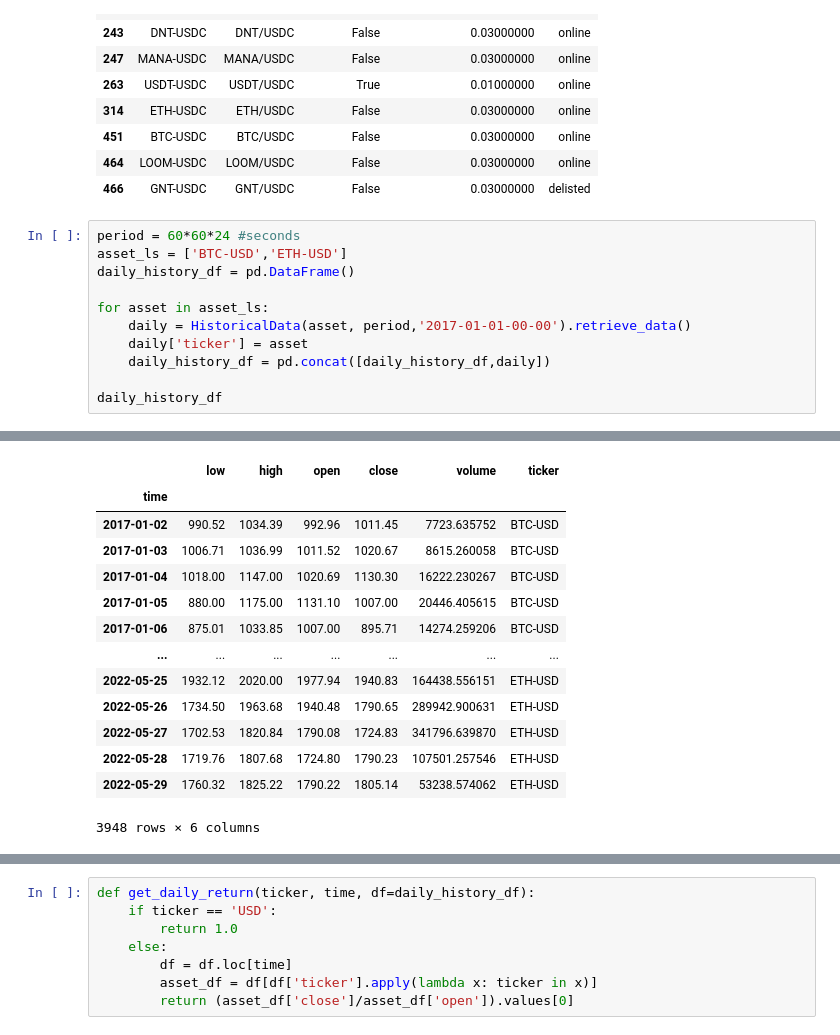
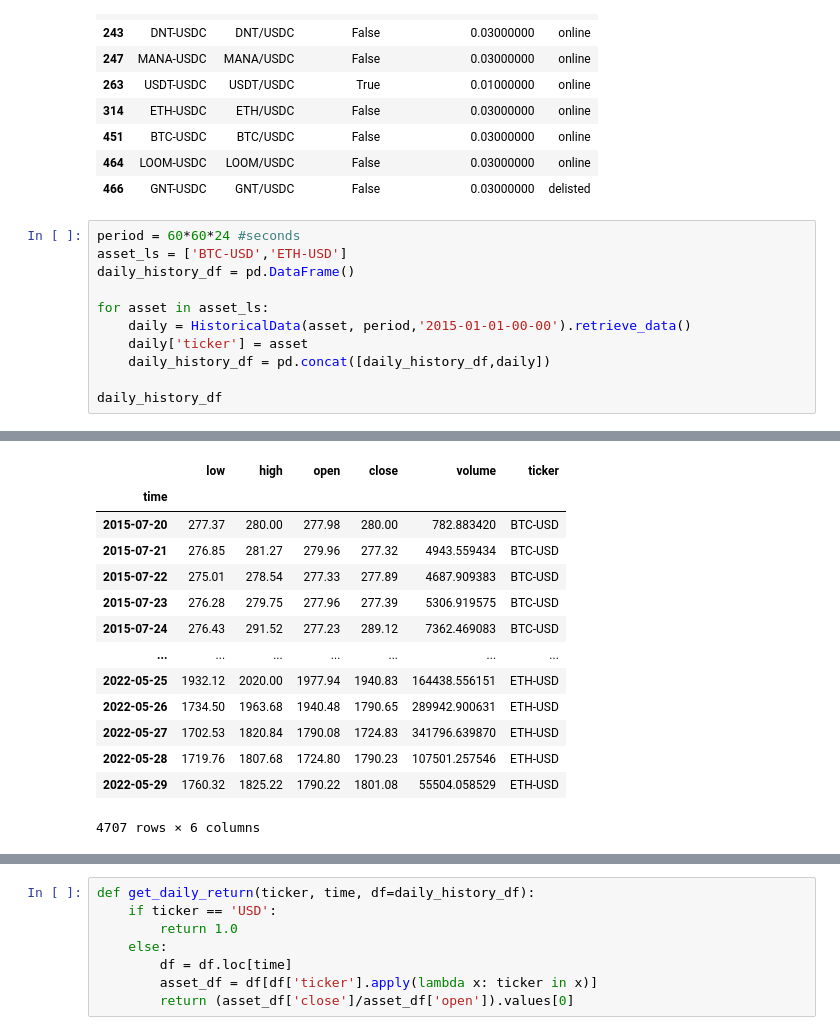
Before and after one commit to Zhimin90/crypto_portfolio_manager, a Jupyter notebook: dataset.ipynb, the cells around one changed output, grey strips where cells are left out. Drawn from its saved outputs; the diff is of its cells as text.

```diff
--- a/dataset.ipynb
+++ b/dataset.ipynb
@@ -35,7 +35,7 @@ asset_ls = ['BTC-USD','ETH-USD']
 daily_history_df = pd.DataFrame()
 
 for asset in asset_ls:
-    daily = HistoricalData(asset, period,'2017-01-01-00-00').retrieve_data()
+    daily = HistoricalData(asset, period,'2015-01-01-00-00').retrieve_data()
     daily['ticker'] = asset
     daily_history_df = pd.concat([daily_history_df,daily])
 
@@ -61,17 +61,17 @@ Data for chunk 7 of 7 extracted
 |  | low | high | open | close | volume | ticker |
 | time |  |  |  |  |  |  |
-| 2017-01-02 | 990.52 | 1034.39 | 992.96 | 1011.45 | 7723.635752 | BTC-USD |
-| 2017-01-03 | 1006.71 | 1036.99 | 1011.52 | 1020.67 | 8615.260058 | BTC-USD |
-| 2017-01-04 | 1018.00 | 1147.00 | 1020.69 | 1130.30 | 16222.230267 | BTC-USD |
-| 2017-01-05 | 880.00 | 1175.00 | 1131.10 | 1007.00 | 20446.405615 | BTC-USD |
-| 2017-01-06 | 875.01 | 1033.85 | 1007.00 | 895.71 | 14274.259206 | BTC-USD |
+| 2015-07-20 | 277.37 | 280.00 | 277.98 | 280.00 | 782.883420 | BTC-USD |
+| 2015-07-21 | 276.85 | 281.27 | 279.96 | 277.32 | 4943.559434 | BTC-USD |
+| 2015-07-22 | 275.01 | 278.54 | 277.33 | 277.89 | 4687.909383 | BTC-USD |
+| 2015-07-23 | 276.28 | 279.75 | 277.96 | 277.39 | 5306.919575 | BTC-USD |
+| 2015-07-24 | 276.43 | 291.52 | 277.23 | 289.12 | 7362.469083 | BTC-USD |
 | ... | ... | ... | ... | ... | ... | ... |
 | 2022-05-25 | 1932.12 | 2020.00 | 1977.94 | 1940.83 | 164438.556151 | ETH-USD |
 | 2022-05-26 | 1734.50 | 1963.68 | 1940.48 | 1790.65 | 289942.900631 | ETH-USD |
 | 2022-05-27 | 1702.53 | 1820.84 | 1790.08 | 1724.83 | 341796.639870 | ETH-USD |
 | 2022-05-28 | 1719.76 | 1807.68 | 1724.80 | 1790.23 | 107501.257546 | ETH-USD |
-| 2022-05-29 | 1760.32 | 1825.22 | 1790.22 | 1805.14 | 53238.574062 | ETH-USD |
+| 2022-05-29 | 1760.32 | 1825.22 | 1790.22 | 1801.08 | 55504.058529 | ETH-USD |
-3948 rows × 6 columns
+4707 rows × 6 columns
 # %%
 for asset in asset_ls:
     daily_df = daily_history_df[daily_history_df['ticker'] == asset].copy()
```
Also changed, not shown: parts of 12 cells of this notebook.
